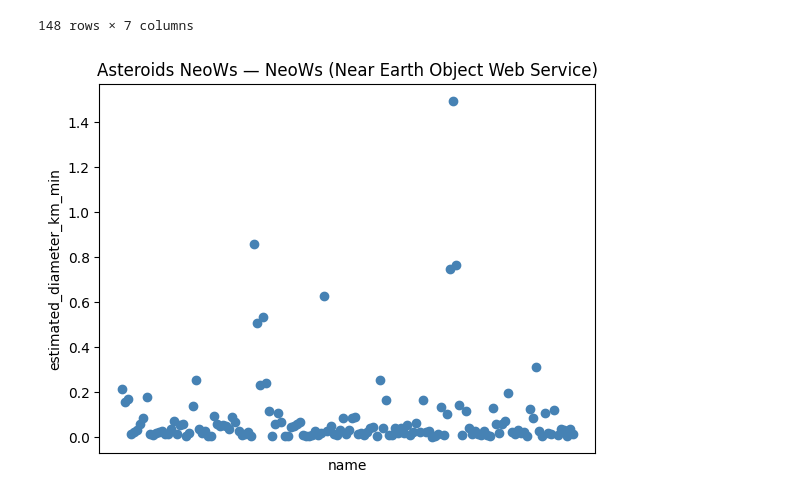
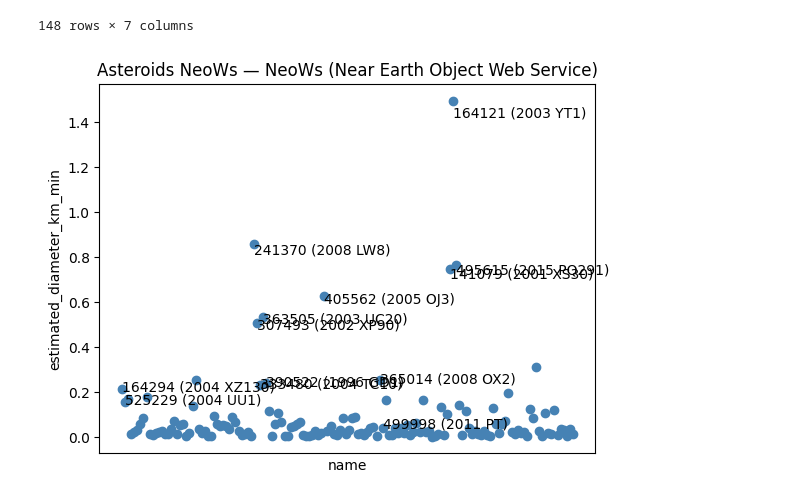
Before and after one commit to GALACICEK/NasaApi, a Jupyter notebook: nasa_api_test.ipynb, the cells around one changed output. Saved outputs shown, nothing was run; the diff lists cells and outputs as text; code cells hidden in the pictures.

Commit message:
added scatter plot

```diff
--- a/nasa_api_test.ipynb
+++ b/nasa_api_test.ipynb
@@ -106,20 +106,21 @@ df
 # %%
 # Label outliers
 plt.title('Asteroids NeoWs — NeoWs (Near Earth Object Web Service)')
 plt.ylabel('estimated_diameter_km_min')
 plt.xlabel('name')
 plt.tick_params(axis='both', which='both', labelbottom=False, bottom=False)
 
 for i in range(len(df)):
     y = df['estimated_diameter_km_min'][i]
     x = df['name'][i]
     plt.plot(x, y, "o", color="steelblue")
 
-
+    if df['name'][i] > ('0.5'):
+        plt.text(x, y * (1 - 0.05), df['name'][i], fontsize=10,)
 
 plt.show()
 # %% [output]
-[figure, old version]
+[figure, new version]
 # %%
 #Browse the overall Asteroid data-set
 url_astroids = "https://api.nasa.gov/neo/rest/v1/neo/browse?api_key="+NASA_API_KEY
```
